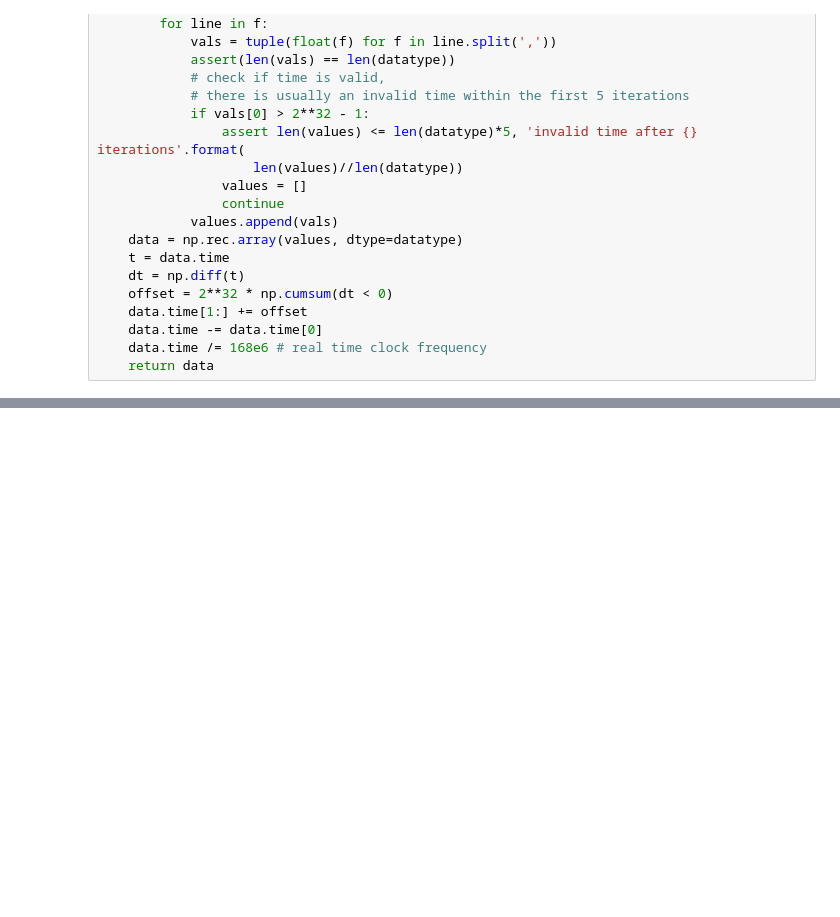
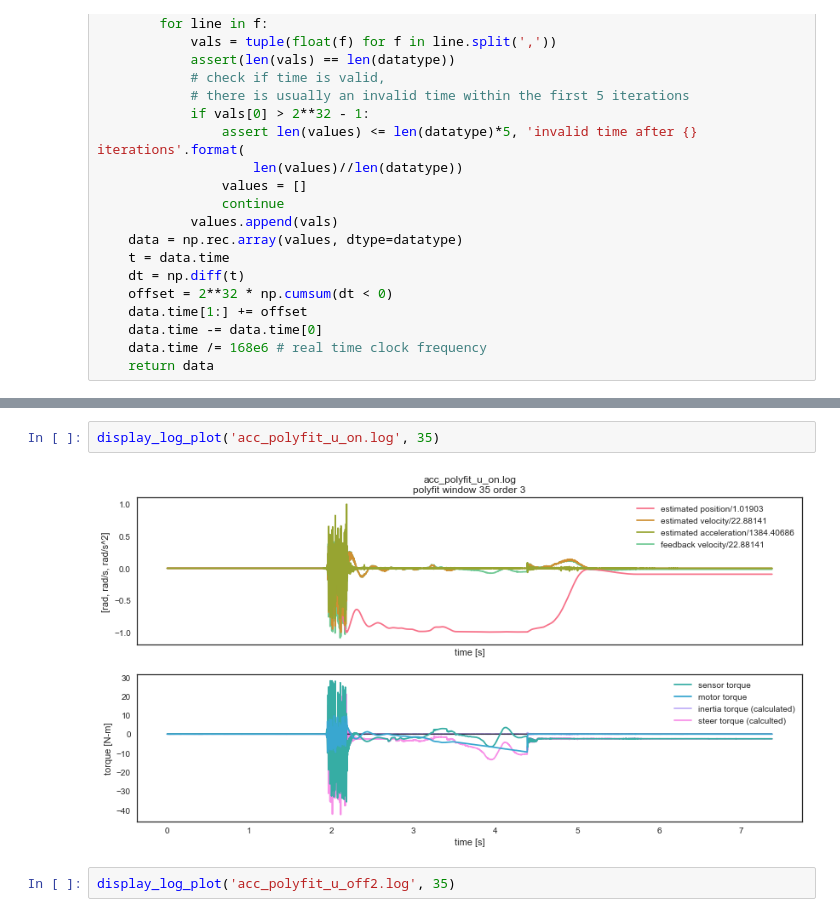
Before and after one commit to oliverlee/phobos, a Jupyter notebook: scripts/mass_spring/plot_acc_logs.ipynb, the cells around one changed output, grey strips where cells are left out. Saved outputs shown, nothing was run; the diff lists cells and outputs as text; blank space fills up the shorter version.

```diff
--- a/scripts/mass_spring/plot_acc_logs.ipynb
+++ b/scripts/mass_spring/plot_acc_logs.ipynb
@@ -95,0 +127,6 @@ plt.show()
+# %%
+display_log_plot('acc_polyfit_u_on.log', 35)
+# %% [output]
+[figure, added]
+# %%
+display_log_plot('acc_polyfit_u_off2.log', 35)
```
Also changed, not shown: parts of 5 cells of this notebook, 3 other files.
